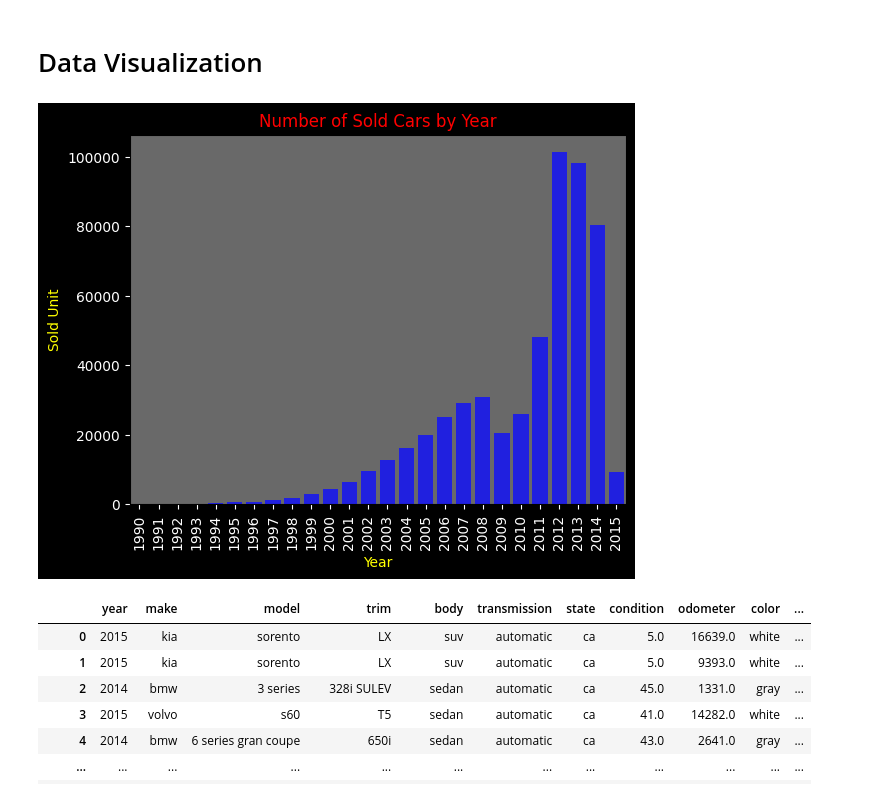
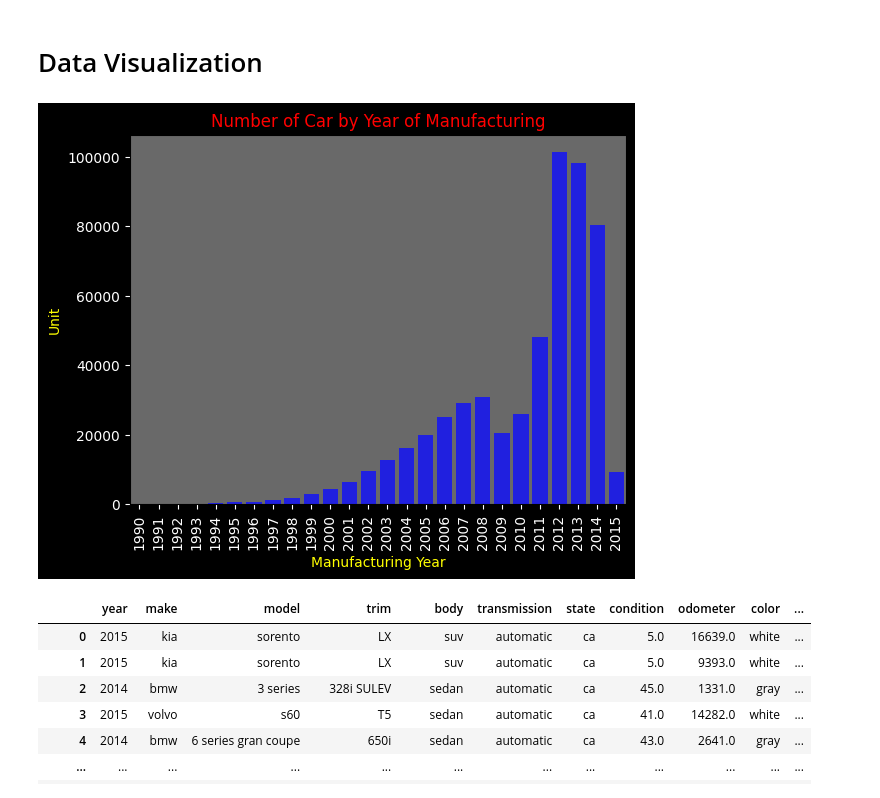
Before and after one commit to Kittisak-M/Best-Strategy-to-Buy-Car-for-Value-Concious-Customer, a Jupyter notebook: car-sales-exploratory-data-analysis.ipynb, the cells around one changed output. Saved outputs shown, nothing was run; the diff lists cells and outputs as text; code cells hidden in the pictures.

```diff
--- a/car-sales-exploratory-data-analysis.ipynb
+++ b/car-sales-exploratory-data-analysis.ipynb
@@ -881,17 +885,17 @@ dtype: object
 # %%
 yearly_counts = cleaned_cs.groupby('year')['make'].count().reset_index()
 ax = sns.barplot(x='year', y='make', data=yearly_counts,color='blue')
 ax.set_facecolor('dimgrey')
 plt.gcf().set_facecolor('black')
-plt.title('Number of Sold Cars by Year',color='red')
-plt.xlabel('Year',color='yellow')
-plt.ylabel('Sold Unit',color='yellow')
+plt.title('Number of Car by Year of Manufacturing',color='red')
+plt.xlabel('Manufacturing Year',color='yellow')
+plt.ylabel('Unit',color='yellow')
 plt.tick_params(axis='x', colors='white')
 plt.tick_params(axis='y', colors='white')
 plt.xticks(rotation=90)
 plt.show()
 # %% [output]
-[figure, old version]
+[figure, new version]
 # %%
 cleaned_cs
 # %% [output]
```
Also changed, not shown: parts of 14 cells of this notebook.
